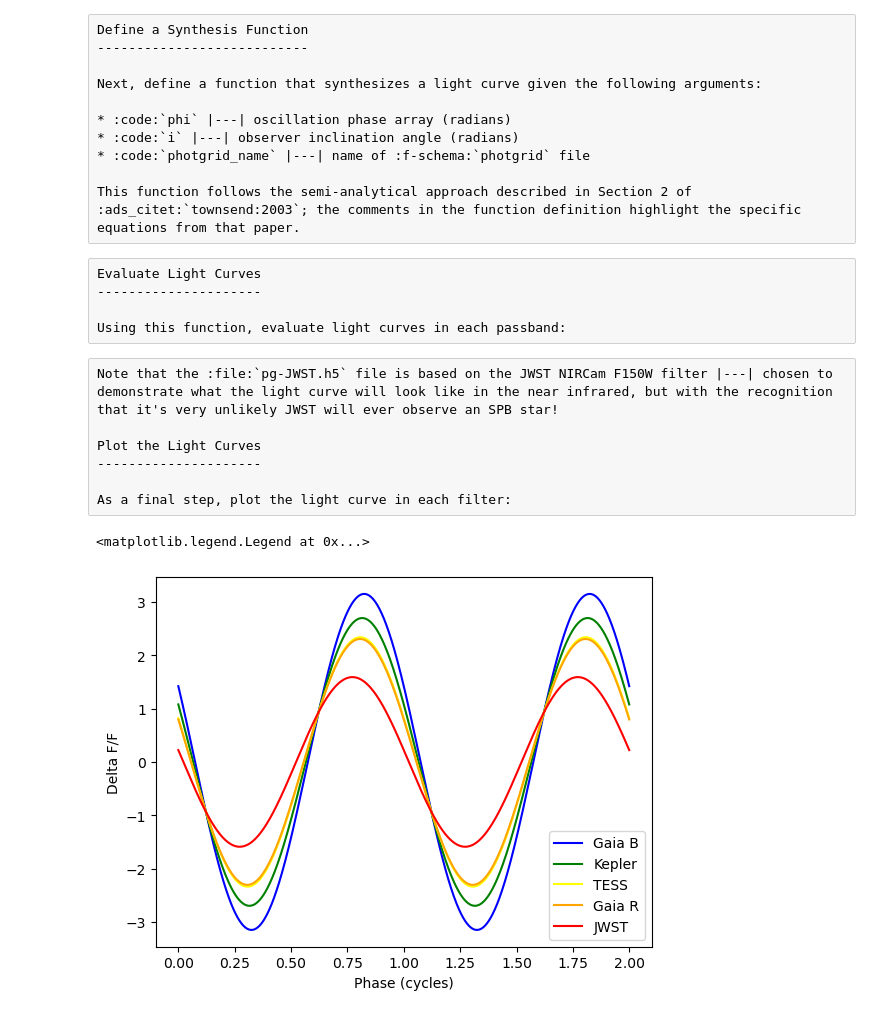
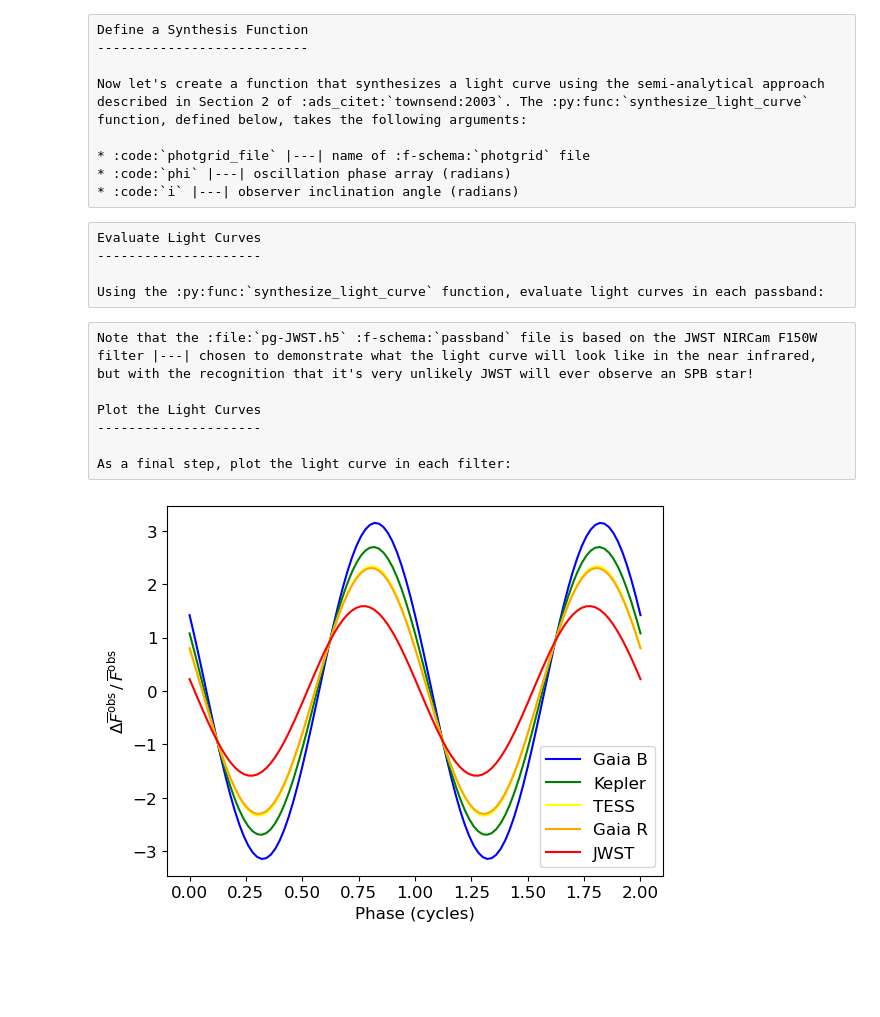
Before and after one commit to rhdtownsend/msg, a Jupyter notebook: docs/source/cookbook/spb-light-curve/spb-light-curve.ipynb, the cells around one changed output. Cells and saved outputs as stored; diff of their text form; code cells hidden in the pictures; blank space fills up the shorter version.

```diff
--- a/docs/source/cookbook/spb-light-curve/spb-light-curve.ipynb
+++ b/docs/source/cookbook/spb-light-curve/spb-light-curve.ipynb
@@ -26,37 +26,40 @@ Initialization
 
 To start, import modules and set other parameters:
 # %%
-# Import modules
+# Import standard modules
 
 import numpy as np
+import astropy.constants as con
 import matplotlib.pyplot as plt
 import scipy.special as ss
 
-import astropy.constants as con
+# Import pymsg and pygyre
 
 import pymsg
 import pygyre
 
+# Set constants
+
+SIGMA = con.sigma_sb.cgs.value
+
 # Set plot parameters
 
-#plt.rcParams.update({'font.size': 14})
+plt.rcParams.update({'font.size': 12})
 # %% [raw]
 Define a Synthesis Function
 ---------------------------
 
-Next, define a function that synthesizes a light curve given the following arguments:
+Now let's create a function that synthesizes a light curve using the semi-analytical approach described in Section 2 of :ads_citet:`townsend:2003`. The :py:func:`synthesize_light_curve` function, defined below, takes the following arguments:
 
+* :code:`photgrid_file` |---| name of :f-schema:`photgrid` file
 * :code:`phi` |---| oscillation phase array (radians)
 * :code:`i` |---| observer inclination angle (radians)
-* :code:`photgrid_name` |---| name of :f-schema:`photgrid` file
-
-This function follows the semi-analytical approach described in Section 2 of :ads_citet:`townsend:2003`; the comments in the function definition highlight the specific equations from that paper.
 # %%
-def synthesize_light_curve(phi, i, photgrid_name):
+def synthesize_light_curve(photgrid_file, phi, i):
 
     # Create the PhotGrid object
 
-    photgrid = pymsg.PhotGrid(photgrid_name)
+    photgrid = pymsg.PhotGrid(photgrid_file)
 
     # Read the GYRE output file into a table
 
@@ -74,10 +77,12 @@ def synthesize_light_curve(phi, i, photgrid_name):
     R_star = row['R_star']
     L_star = row['L_star']
 
-    Teff = (L_star/(4*np.pi*con.sigma_sb.cgs.value*R_star**2))**0.25
+    Teff = (L_star/(4*np.pi*SIGMA*R_star**2))**0.25
     g = con.G.cgs.value*M_star/R_star**2
 
-    # Extract surface perturbation parameters
+    # Extract surface perturbation parameters (the T03
+    # annotations indicate which equation from Townsend 2003
+    # is being implemented)
 
     l = row['l']
     m = row['m']
@@ -89,8 +94,8 @@ def synthesize_light_curve(phi, i, photgrid_name):
     dT_T = 0.25*(dL_L - 2*dR_R) # Delta_T (T03, eqn. 5)
     dg_g = -(2 + omega**2)*dR_R # Delta_g (T03, eqn. 6)
 
-    # Evaluate photometric D-moments & their partial derivatives (T03, eqn. 15; note
-    # that MSG uses a slightly different nomenclature)
+    # Evaluate photometric D-moments & their partial derivatives
+    # (T03, eqn. 15; note that MSG uses a slightly different nomenclature)
 
     x = {'Teff': Teff, 'log(g)': np.log10(g)}
 
@@ -117,11 +122,11 @@ def synthesize_light_curve(phi, i, photgrid_name):
 Evaluate Light Curves
 ---------------------
 
-Using this function, evaluate light curves in each passband:
+Using the :py:func:`synthesize_light_curve` function, evaluate light curves in each passband:
 # %%
 # Set up phase array
 
-phi = np.linspace(0, 4*np.pi, 1001)
+phi = np.linspace(0, 4*np.pi, 101)
 
 # Set observer inclination
 
@@ -129,13 +134,13 @@ i = np.radians(75)
 
 # Evaluate light curves
 
-dF_F_Kepler = synthesize_light_curve(phi, i, 'pg-Kepler.h5')
-dF_F_TESS = synthesize_light_curve(phi, i, 'pg-TESS.h5')
-dF_F_Gaia_B = synthesize_light_curve(phi, i, 'pg-Gaia-B.h5')
-dF_F_Gaia_R = synthesize_light_curve(phi, i, 'pg-Gaia-R.h5')
-dF_F_JWST = synthesize_light_curve(phi, i, 'pg-JWST.h5')
+dF_F_Kepler = synthesize_light_curve('pg-Kepler.h5', phi, i)
+dF_F_TESS = synthesize_light_curve('pg-TESS.h5', phi, i)
+dF_F_Gaia_B = synthesize_light_curve('pg-Gaia-B.h5', phi, i)
+dF_F_Gaia_R = synthesize_light_curve('pg-Gaia-R.h5', phi, i)
+dF_F_JWST = synthesize_light_curve('pg-JWST.h5', phi, i)
 # %% [raw]
-Note that the :file:`pg-JWST.h5` file is based on the JWST NIRCam F150W filter |---| chosen to demonstrate what the light curve will look like in the near infrared, but with the recognition that it's very unlikely JWST will ever observe an SPB star!
+Note that the :file:`pg-JWST.h5` :f-schema:`passband` file is based on the JWST NIRCam F150W filter |---| chosen to demonstrate what the light curve will look like in the near infrared, but with the recognition that it's very unlikely JWST will ever observe an SPB star!
 
 Plot the Light Curves
 ---------------------
@@ -144,20 +149,19 @@ As a final step, plot the light curve in each filter:
 # %%
 # Plot light curves
 
 plt.figure()
 
 plt.plot(phi/(2*np.pi), dF_F_Gaia_B, label='Gaia B', color='blue')
 plt.plot(phi/(2*np.pi), dF_F_Kepler, label='Kepler', color='green')
 plt.plot(phi/(2*np.pi), dF_F_TESS, label='TESS', color='yellow')
 plt.plot(phi/(2*np.pi), dF_F_Gaia_R, label='Gaia R', color='orange')
 plt.plot(phi/(2*np.pi), dF_F_JWST, label='JWST', color='red')
 
 plt.xlabel('Phase (cycles)')
-plt.ylabel('Delta F/F')
-plt.legend()
+plt.ylabel(r'$\Delta \overline{F}^{\mathrm{obs}}\,/\,\overline{F}^{\mathrm{obs}}$')
+plt.legend();
 # %% [output]
-<matplotlib.legend.Legend at 0x...>
-[figure, old version]
+[figure, new version]
 # %% [raw]
 A clear trend can be seen in the light curves: from red wavelengths to blue (i.e., JWST |rarr| Gaia R |rarr| TESS |rarr| Kepler |rarr| Gaia B), the amplitude becomes larger and maximum/minimum light occur at later phases. The amplitude trend arises because the visible and NIR fall on the Rayleigh-Jeans tail of the star's spectral energy distribution, and therefore the flux variations due to temperature perturbations vary as :math:`\lambda^{-4}`. The phase trend is a consequence of non-adiabatic effects that cause (for this particular mode) the radius perturbations to lag the temperature perturbations by :math:`\sim 45^{\circ}`.
 
```
Also changed, not shown: parts of 2 cells of this notebook, 6 other files.
